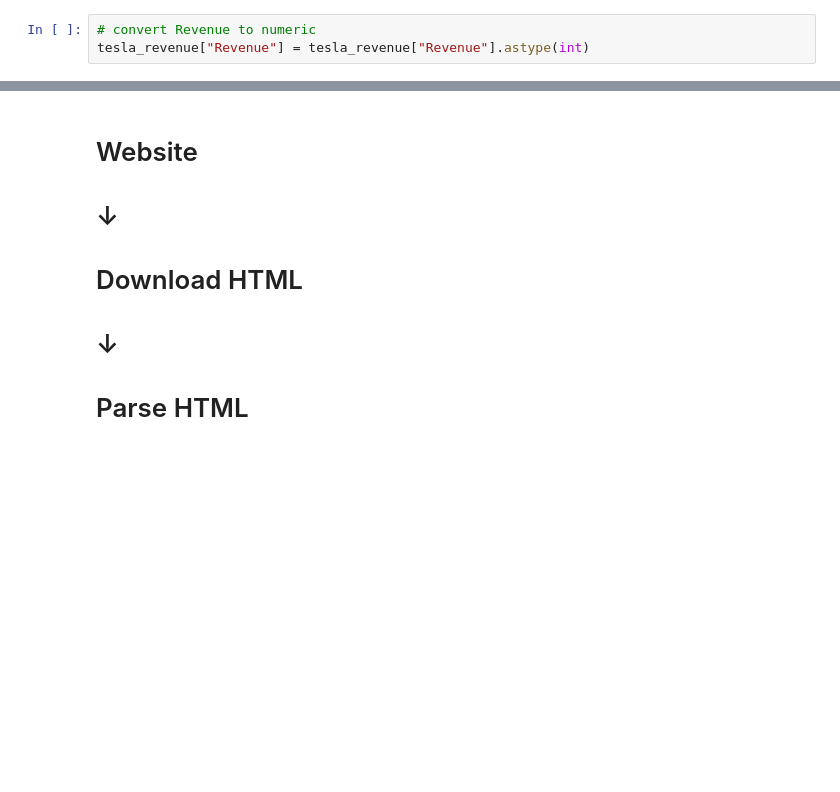
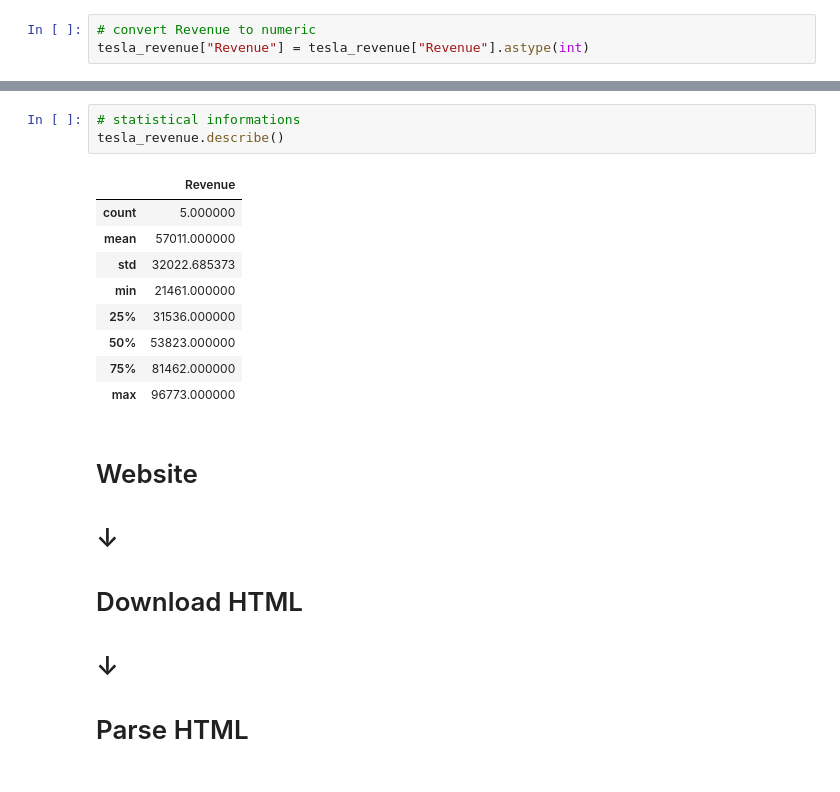
Before and after one commit to ansuman1981/python-project-for-data-science-, a Jupyter notebook: gamestop_vs_tesla.ipynb, the cells around one changed output, grey strips where cells are left out. Saved outputs shown, nothing was run; the diff lists cells and outputs as text; blank space fills up the shorter version.

Commit message:
verify the info and display statictical informations

```diff
--- a/gamestop_vs_tesla.ipynb
+++ b/gamestop_vs_tesla.ipynb
@@ -204,3 +217,16 @@ tesla_revenue["Revenue"] = tesla_revenue["Revenue"].astype(int)
+# %%
+# statistical informations
+tesla_revenue.describe()
+# %% [output]
+|  | Revenue |
+| count | 5.000000 |
+| mean | 57011.000000 |
+| std | 32022.685373 |
+| min | 21461.000000 |
+| 25% | 31536.000000 |
+| 50% | 53823.000000 |
+| 75% | 81462.000000 |
+| max | 96773.000000 |
 # %% [markdown]
 # Website
 
```
Also changed, not shown: parts of 1 cell of this notebook.
